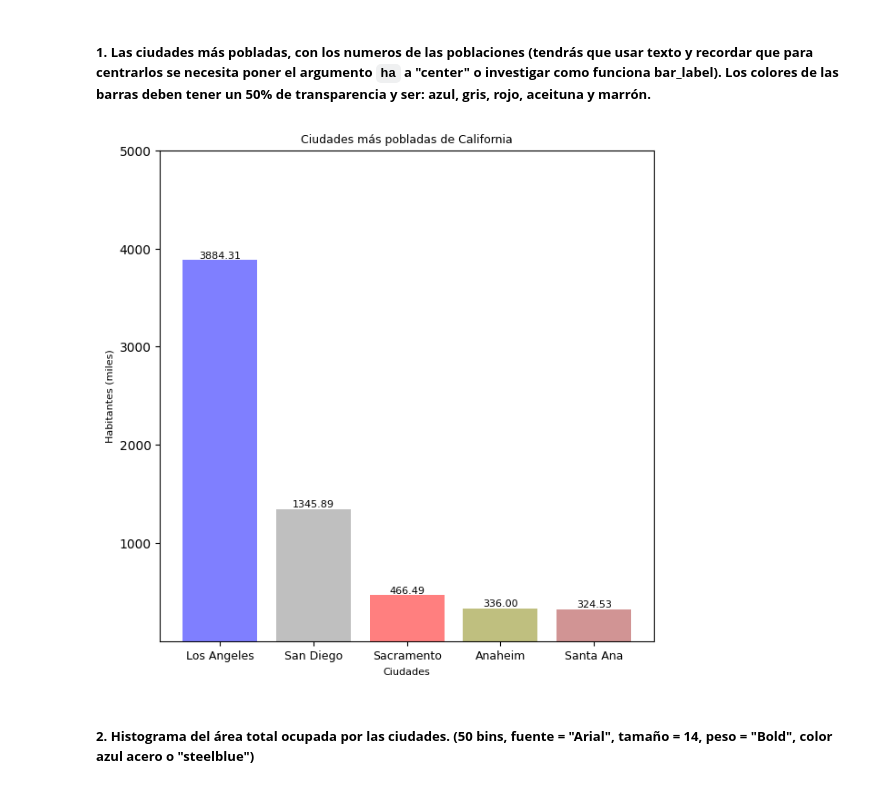
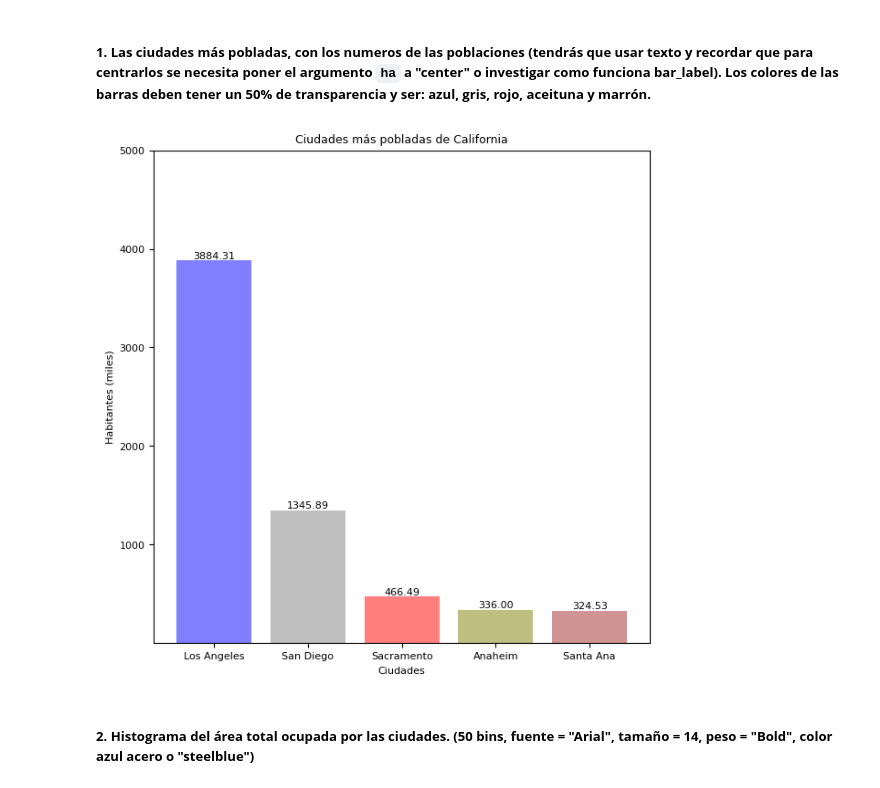
Before and after one commit to willwalker7/DS-Online-willwalker7, a Jupyter notebook: 03_Data_Analysis/Sprint_08/Unidad_01_Visualizacion_Basica_Matplotlib/03_Practica_Obligatoria/18_Practica_Obligatoria_Visualizacion_Basica.ipynb, the cells around one changed output. Cells and saved outputs as stored; diff of their text form; code cells hidden in the pictures.

```diff
--- a/03_Data_Analysis/Sprint_08/Unidad_01_Visualizacion_Basica_Matplotlib/03_Practica_Obligatoria/18_Practica_Obligatoria_Visualizacion_Basica.ipynb
+++ b/03_Data_Analysis/Sprint_08/Unidad_01_Visualizacion_Basica_Matplotlib/03_Practica_Obligatoria/18_Practica_Obligatoria_Visualizacion_Basica.ipynb
@@ -89,25 +89,26 @@ top5_population.loc[top5_population["city"] == "SantaAna", "city"] = "Santa Ana"
 # %%
 cities = top5_population["city"]
 values = top5_population["population_total"] / 1000
 
 fig = plt.figure(figsize=(7,7))
 ax = plt.axes()
 
 colors = ["blue", "gray", "red", "olive", "brown"]
 
 kwargs = {"fontsize": 8}
 
 bars = plt.bar(cities, values, color=colors, alpha=0.5)
 plt.bar_label(bars, fmt="%.2f", **kwargs)
 
 ax.set_title("Ciudades más pobladas de California", fontsize = 9)
 ax.set_xlabel("Ciudades", **kwargs)
 ax.set_ylabel("Habitantes (miles)", **kwargs)
-plt.xticks(fontsize=9)
+plt.xticks(**kwargs)
+plt.yticks(**kwargs)
 ax.set_yticks([1000, 2000, 3000, 4000, 5000])
 ax.set_ylim(0, 5000);
 # %% [output]
-[figure, old version]
+[figure, new version]
 # %% [markdown]
 ##### **2. Histograma del área total ocupada por las ciudades. (50 bins, fuente = "Arial", tamaño = 14, peso = "Bold", color azul acero o "steelblue")**
 # %%
```
Also changed, not shown: parts of 5 cells of this notebook, 2 other files.
